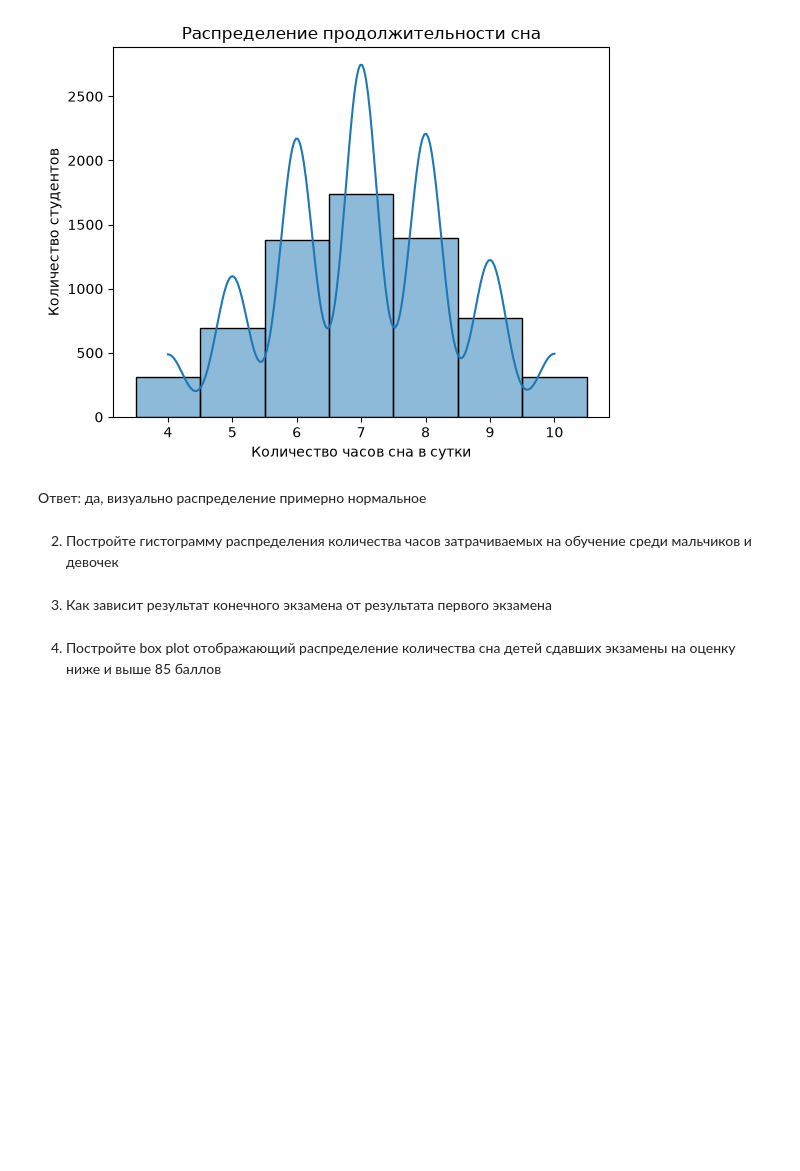
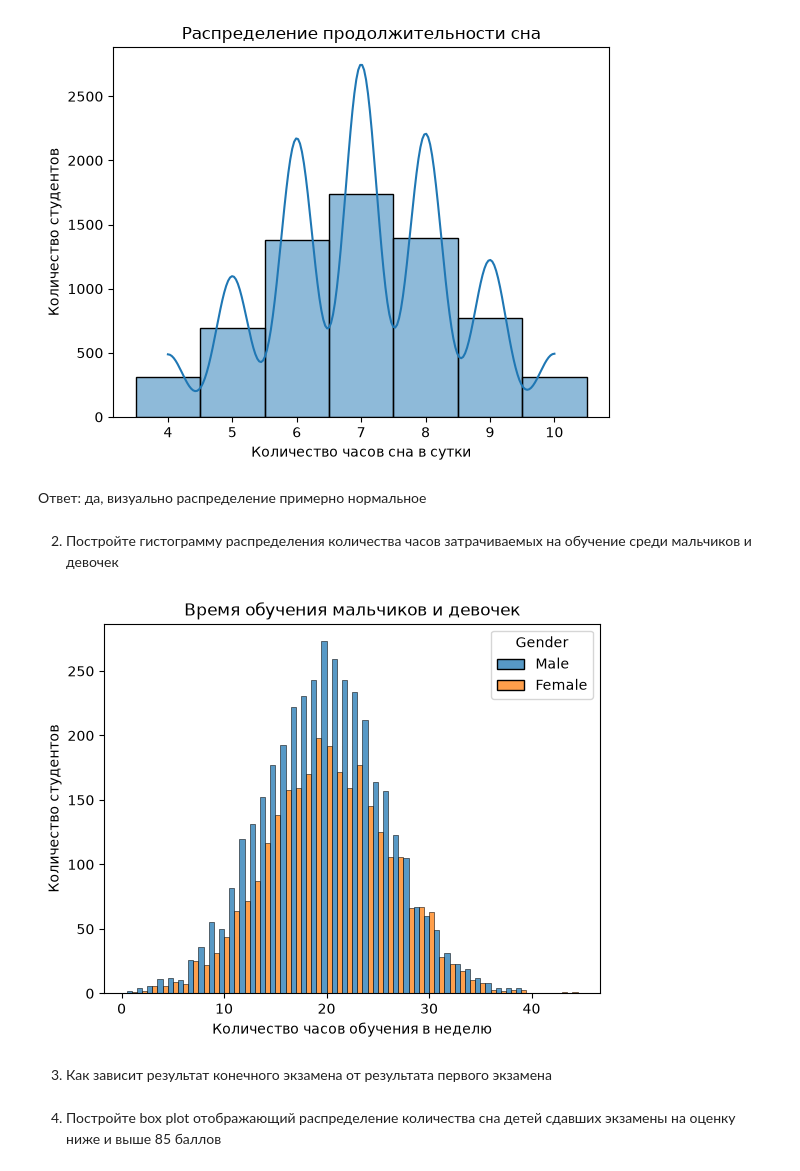
Before and after one commit to iannsgirdye/mai_machine-learning-concepts, a Jupyter notebook: hw1/Lab1-6.ipynb, the cells around one changed output. Drawn from its saved outputs; the diff is of its cells as text; code cells hidden in the pictures; blank space fills up the shorter version.

```diff
--- a/hw1/Lab1-6.ipynb
+++ b/hw1/Lab1-6.ipynb
@@ -406,6 +406,22 @@ plt.show()
 Ответ: да, визуально распределение примерно нормальное
 # %% [markdown]
 2. Постройте гистограмму распределения количества часов затрачиваемых на обучение среди мальчиков и девочек
+# %%
+sns.histplot(
+    data=df,
+    x="Hours_Studied",
+    hue="Gender",
+    discrete=True,
+    multiple="dodge"
+)
+
+plt.title("Время обучения мальчиков и девочек")
+plt.xlabel("Количество часов обучения в неделю")
+plt.ylabel("Количество студентов")
+
+plt.show()
+# %% [output]
+[figure, added]
 # %% [markdown]
 3. Как зависит результат конечного экзамена от результата первого экзамена
 # %% [markdown]
```
